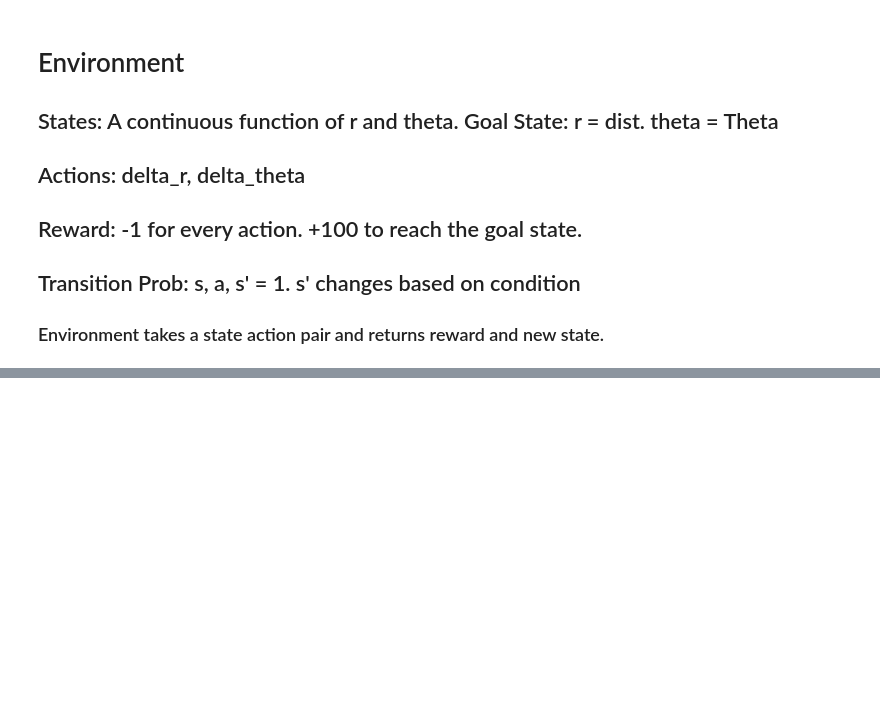
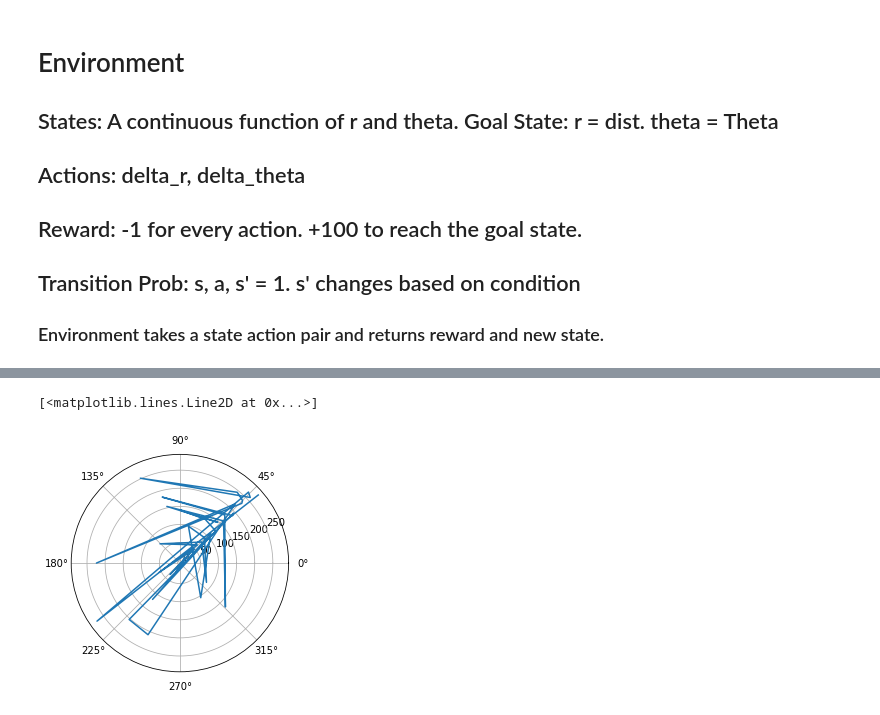
Before and after one commit to tejas-savalia/Lab-Codes, a Jupyter notebook: Psychtoolbox/Visuomotor Adaptation/rl_modelling/rl_model.ipynb, the cells around one changed output, grey strips where cells are left out. Drawn from its saved outputs; the diff is of its cells as text; code cells hidden in the pictures; blank space fills up the shorter version.

```diff
--- a/Psychtoolbox/Visuomotor Adaptation/rl_modelling/rl_model.ipynb
+++ b/Psychtoolbox/Visuomotor Adaptation/rl_modelling/rl_model.ipynb
@@ -88,0 +106,7 @@ numpy.random.choice(range(360))
+# %%
+ax = plt.subplot(111, projection='polar')
+
+ax.plot(numpy.array(thetastates)*2*numpy.pi/360, numpy.array(rstates))
+# %% [output]
+[<matplotlib.lines.Line2D at 0x...>]
+[figure, added]
```
Also changed, not shown: parts of 6 cells of this notebook, 5 other files.
